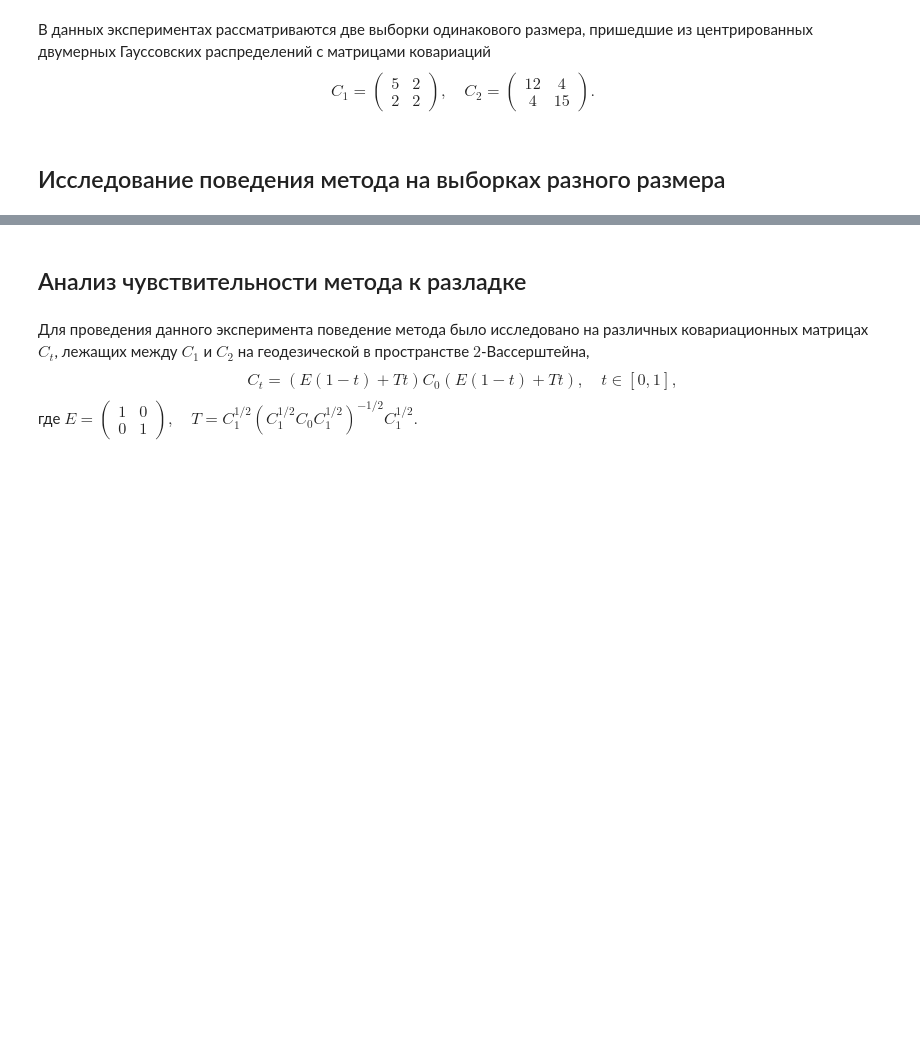
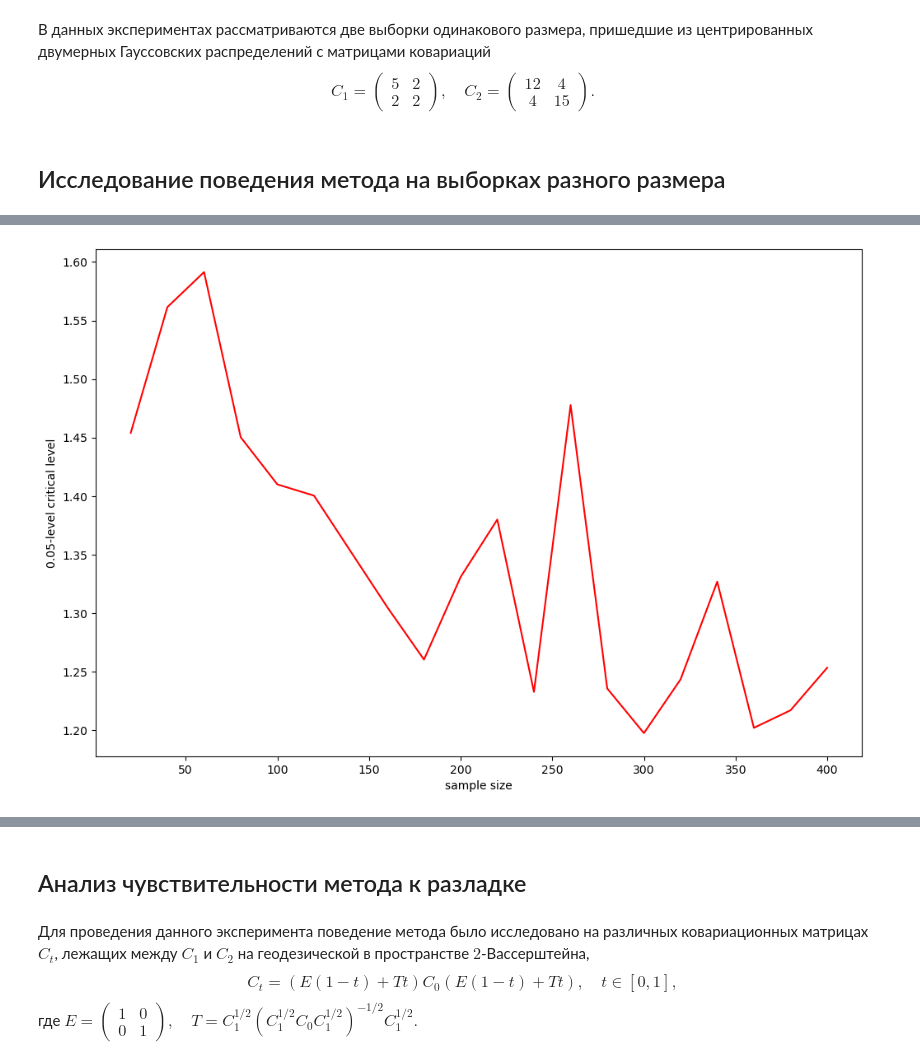
Before and after one commit to HDI-lab-HSE/ABTestingHDILab, a Jupyter notebook: OT_homogeneity_test_with_pot.ipynb, the cells around one changed output, grey strips where cells are left out. Saved outputs shown, nothing was run; the diff lists cells and outputs as text; code cells hidden in the pictures; blank space fills up the shorter version.

```diff
--- a/OT_homogeneity_test_with_pot.ipynb
+++ b/OT_homogeneity_test_with_pot.ipynb
@@ -341,0 +320,24 @@ m = [0, 0]
+# %%
+#таблица, для которой фиксируются критические значения
+grd_new = 2*np.array([160,170,180,190,200,210,220,230,240,250])
+print(grd_new)
+
+test_values  = []
+
+critical_levels_new = []
+for g in tqdm(grd_new):
+
+    # Алгоритм 2, шаг 2
+    start_time = time.time()
+    b = gen_random_ball(dimension=2, num_points=2*g, rs=None, radius = 1)
+    print("gen random ball time: ",time.time() - start_time)
+    # Алгоритм 3
+    start_time = time.time()
+    cr_l = compute_critical_level(ball = b, N=500, alpha=.05)
+    print("gen critical level time: ",time.time() - start_time)
+    critical_levels_new.append(cr_l)
+
+print(critical_levels_new)
+# %%
+grd = np.concatenate((grd, grd_new), axis=0)
+critical_levels.extend(critical_levels_new)
@@ -342,3 +346,11 @@ m = [0, 0]
+# %%
+fig = plt.figure(figsize = (12,8))
+plt.plot(grd[:20],critical_levels*(grd[:20]/np.log(grd[:20])), c = 'r')
+plt.xlabel('sample size')
+plt.ylabel('0.05-level critical level')
+plt.show()
+# %% [output]
+[figure, added]
 # %%
 # Значения параметров размера выборки
 import time
```
Also changed, not shown: parts of 9 cells of this notebook, 3 other files.
